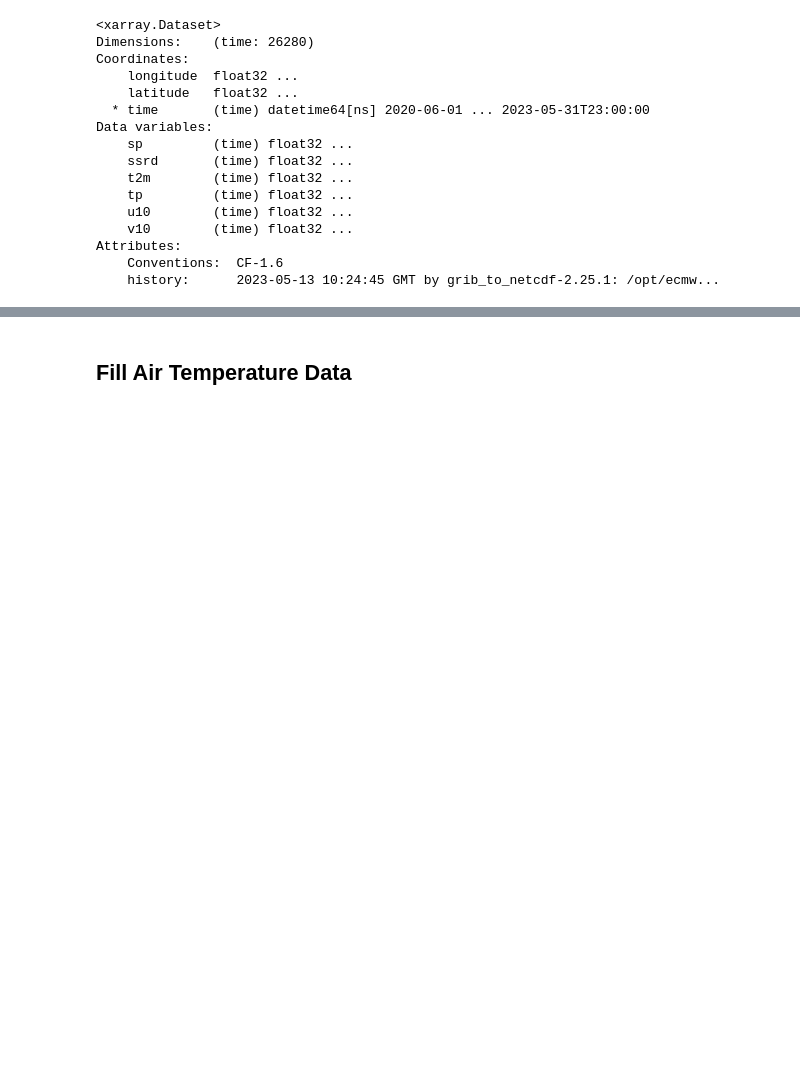
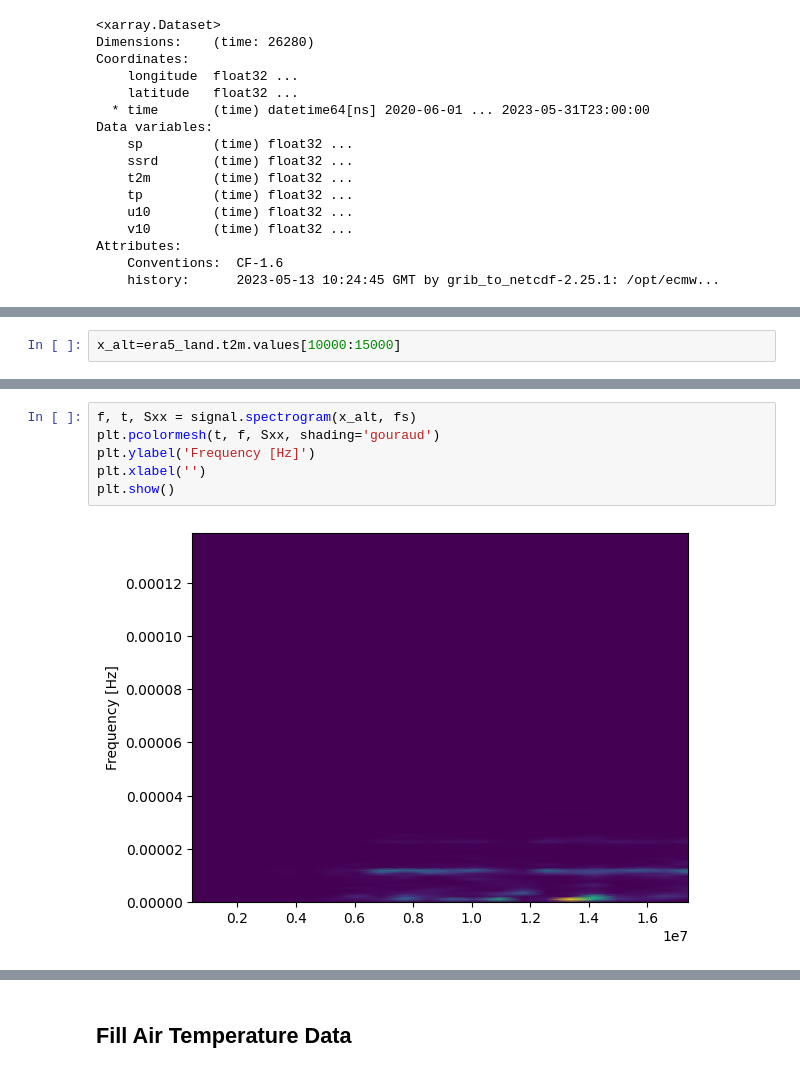
Before and after one commit to martin-wegmann/lexplore_gap_filling, a Jupyter notebook: notebooks/g2s_meteo_gapfill_august2023.ipynb, the cells around one changed output, grey strips where cells are left out. Saved outputs shown, nothing was run; the diff lists cells and outputs as text; blank space fills up the shorter version.

```diff
--- a/notebooks/g2s_meteo_gapfill_august2023.ipynb
+++ b/notebooks/g2s_meteo_gapfill_august2023.ipynb
@@ -180,0 +187,2 @@ Attributes:
+# %%
+x_alt=era5_land.t2m.values[10000:15000]
@@ -180,0 +201,8 @@ Attributes:
+# %%
+f, t, Sxx = signal.spectrogram(x_alt, fs)
+plt.pcolormesh(t, f, Sxx, shading='gouraud')
+plt.ylabel('Frequency [Hz]')
+plt.xlabel('')
+plt.show()
+# %% [output]
+[figure, added]
```
Also changed, not shown: parts of 64 cells of this notebook.
